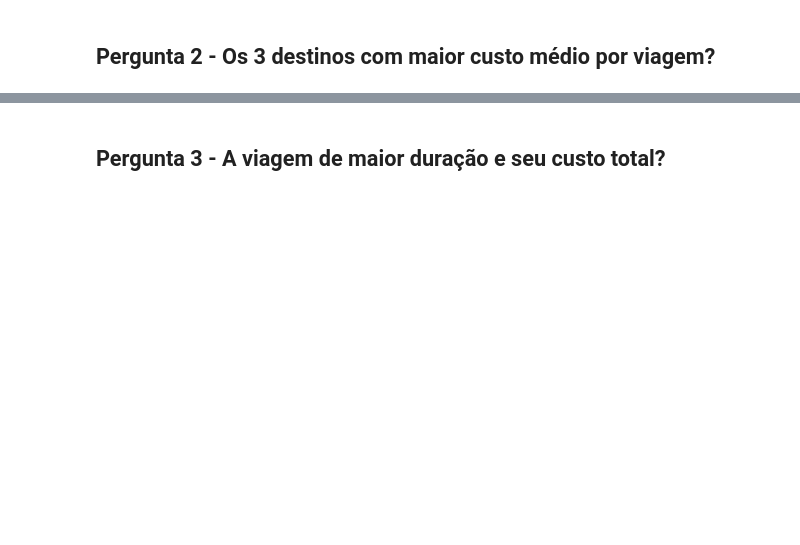
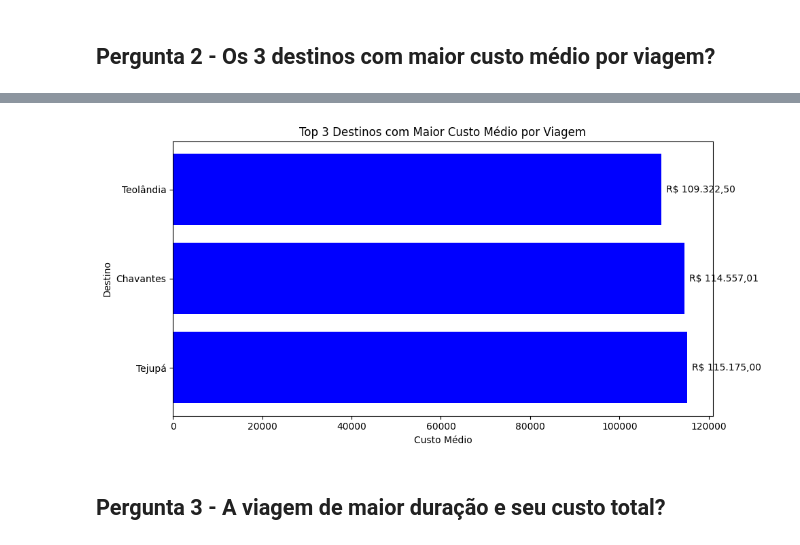
Before and after one commit to Cassio-sza/projeto_avaliativo_modulo_1_sctec, a Jupyter notebook: 3_analise.ipynb, the cells around one changed output, grey strips where cells are left out. Saved outputs shown, nothing was run; the diff lists cells and outputs as text; code cells hidden in the pictures; blank space fills up the shorter version.

```diff
--- a/3_analise.ipynb
+++ b/3_analise.ipynb
@@ -101,2 +160,20 @@ plt.show()
+# %%
+plt.figure(figsize=(10, 5))
+
+# Barras Horizontais
+barras = plt.barh(df_top_destinos['destino'], df_top_destinos['custo_medio'], color='blue')
+
+# Adiciona os rótulos
+plt.title('Top 3 Destinos com Maior Custo Médio por Viagem')
+plt.xlabel('Custo Médio')
+plt.ylabel('Destino')
+
+plt.bar_label(barras, labels=df_top_destinos['custo_medio_formatado'], padding=5)
+
+# Exibe
+plt.tight_layout()
+plt.show()
+# %% [output]
+[figure, added]
 # %% [markdown]
 ## Pergunta 3 - A viagem de maior duração e seu custo total?
```
Also changed, not shown: parts of 27 cells of this notebook.
